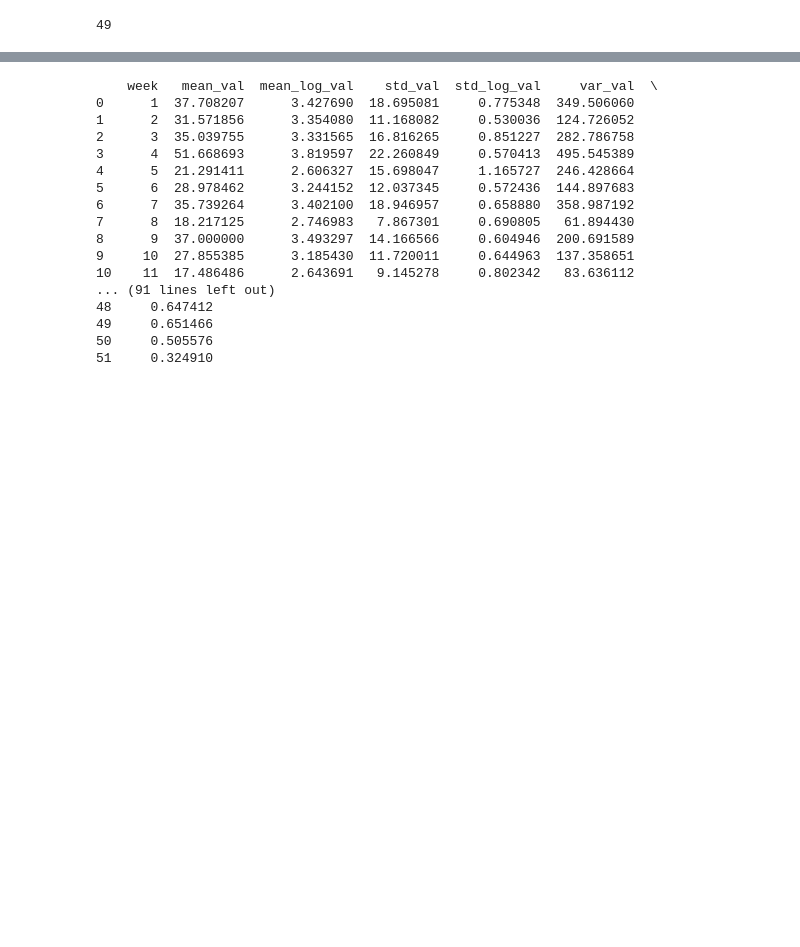
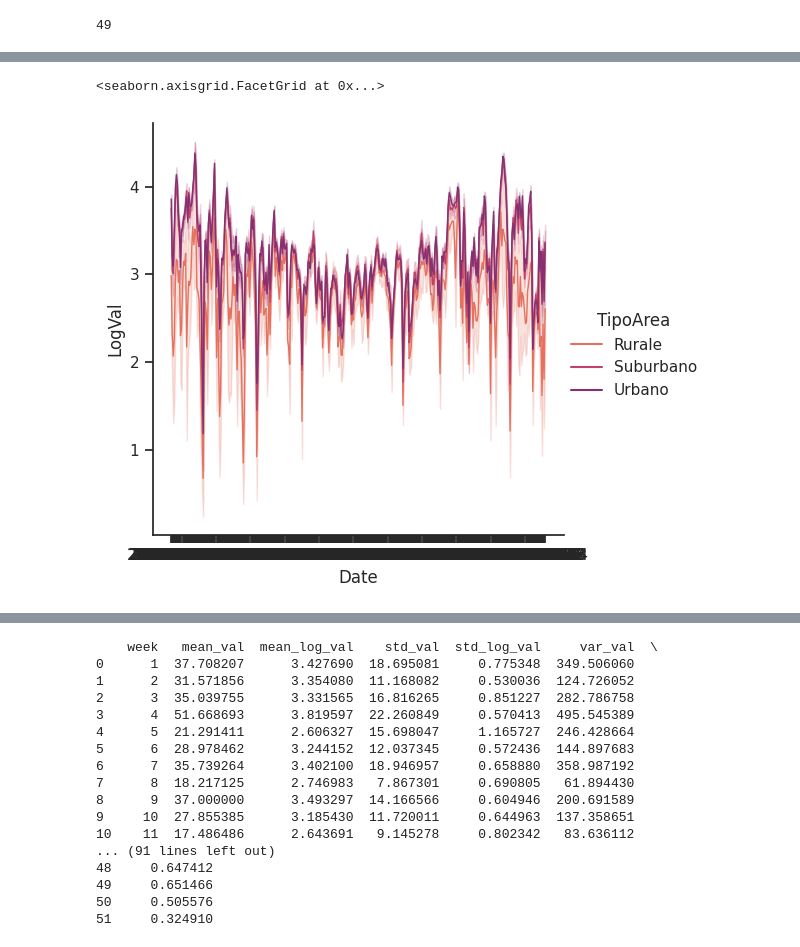
Before and after one commit to CostanzaCantalini/bayes_colab, a Jupyter notebook: data/analisi_esplorativa_tesi.ipynb, the cells around one changed output, grey strips where cells are left out. Drawn from its saved outputs; the diff is of its cells as text; code cells hidden in the pictures; blank space fills up the shorter version.

```diff
--- a/data/analisi_esplorativa_tesi.ipynb
+++ b/data/analisi_esplorativa_tesi.ipynb
@@ -70,0 +80,9 @@ g._legend.remove()
+# %%
+sns.relplot(
+    data=final_df,
+    x="Date", y="LogVal",
+    kind="line",hue="TipoArea",palette=sns.color_palette("flare",n_colors=3),linewidth=1
+)
+# %% [output]
+<seaborn.axisgrid.FacetGrid at 0x...>
+[figure, added]
```
Also changed, not shown: parts of 14 cells of this notebook.
